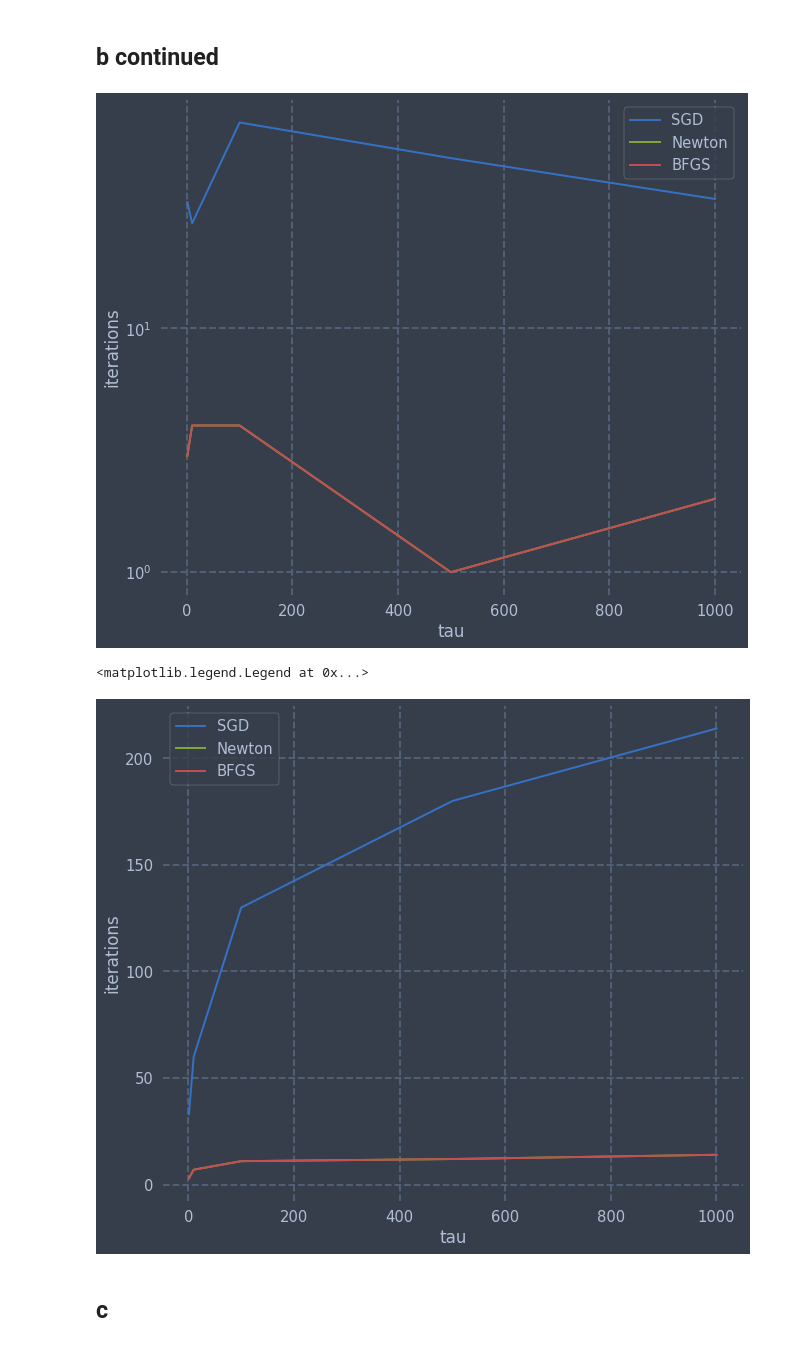
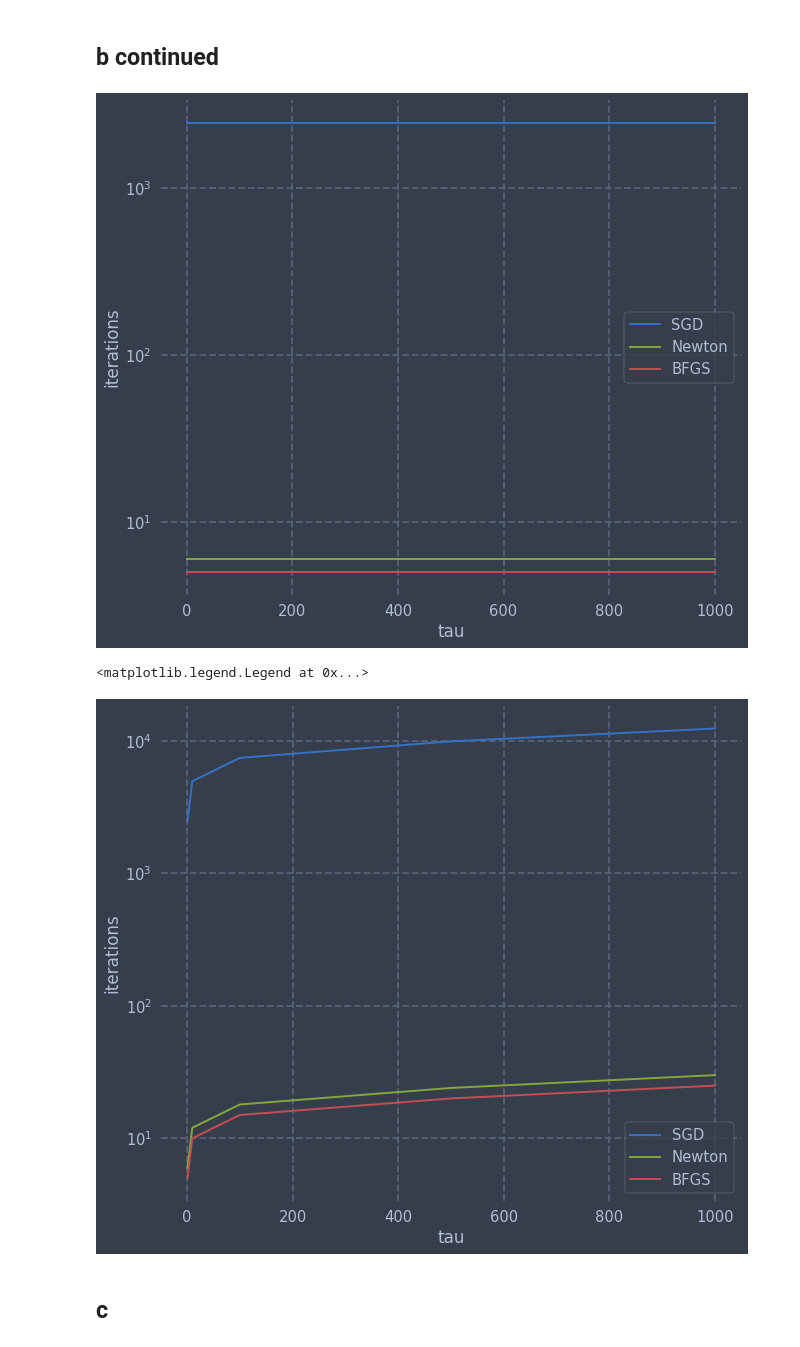
Before and after one commit to charlieLehman/convexoptimization, a Jupyter notebook: hw4/ECE8823_hw4.ipynb, the cells around one changed output. Saved outputs shown, nothing was run; the diff lists cells and outputs as text; code cells hidden in the pictures.

```diff
--- a/hw4/ECE8823_hw4.ipynb
+++ b/hw4/ECE8823_hw4.ipynb
@@ -153,7 +165,7 @@ l,h = -2,2
 num_points = 250
 
 ks = []
-ts = {'Backtracking':0,
+ts = {'SGD':0,
       'Newton':0,
       'BFGS':0,
      }
@@ -161,32 +173,34 @@ tl = []
 taus = [1,10,100,500,1000]
 x0 = np.array([1.,0.],ndmin=2).T
 param_template = lambda f, grad_f, hess_f:{
-   'Backtracking':{
-       'name':'backtracking',
-       'f':f,
-       'grad_f':grad_f,
-       'alpha':0.001,
-       'beta':0.8,
-       'x0':x0,
-   },
-     'Newton':{
-         'name':'newton',
-         'f':f,
-         'grad_f':grad_f,
-         'hess_f':hess_f,
-         'alpha':0.001,
-         'beta':0.8,
-         'x0':x0,
-     },
-     'BFGS':{
-         'name':'newton',
-         'f':f,
-         'grad_f':grad_f,
-         'hess_f':hess_f,
-         'alpha':0.001,
-         'beta':0.8,
-         'x0':x0,
-     },
+    'methods':{
+       'SGD':{
+           'name':'backtracking',
+           'f':f,
+           'grad_f':grad_f,
+           'alpha':0.001,
+           'beta':0.8,
+           'x0':x0,
+       },
+         'Newton':{
+             'name':'newton',
+             'f':f,
+             'grad_f':grad_f,
+             'hess_f':hess_f,
+             'alpha':0.001,
+             'beta':0.8,
+             'x0':x0,
+         },
+         'BFGS':{
+             'name':'newton',
+             'f':f,
+             'grad_f':grad_f,
+             'hess_f':hess_f,
+             'alpha':0.001,
+             'beta':0.8,
+             'x0':x0,
+         },
+    }
     }
 
 params = None
@@ -231,40 +245,41 @@ for tau in taus:
         return hess
 
     if params is None:
         params = param_template(f, grad_f, hess_f)
 
     gd = GradientDescent(params)
     results = gd.solve(10000, 1e-4)
     _k = []
     _t = []
-    for n, (technique, result)  in enumerate(results.items()):
-        x, k, t = result['x'], result['k'], result['t']
+    for n, technique  in enumerate(df.method.unique()):
+        _df = df[df.method==technique]
+        x, k, t = _df.x.as_matrix()[-1], _df.k.as_matrix()[-1], _df.t.as_matrix()[-1]
         ts[technique]+=k
         params[technique].update({'x0':x})
         _k.append(k)
         _t.append(ts[technique])
 
     ks.append(_k)
     tl.append(_t)
 ks = np.array(ks)
 tl = np.array(tl)
 plt.semilogy(taus, ks[:,0], label='SGD')
 plt.semilogy(taus, ks[:,1],label='Newton')
 plt.semilogy(taus, ks[:,2],label='BFGS')
 plt.xlabel('tau')
 plt.ylabel('iterations')
 plt.legend()
 plt.show()
-plt.plot(taus, tl[:,0], label='SGD')
-plt.plot(taus, tl[:,1],label='Newton')
-plt.plot(taus, tl[:,2],label='BFGS')
+plt.semilogy(taus, tl[:,0], label='SGD')
+plt.semilogy(taus, tl[:,1],label='Newton')
+plt.semilogy(taus, tl[:,2],label='BFGS')
 plt.xlabel('tau')
 plt.ylabel('iterations')
 plt.legend()
 # %% [output]
-[figure, old version]
+[figure, new version]
 <matplotlib.legend.Legend at 0x...>
-[figure, old version]
+[figure, new version]
 # %% [markdown]
 ## c
 # %%
```
Also changed, not shown: parts of 8 cells of this notebook, 11 other files.
